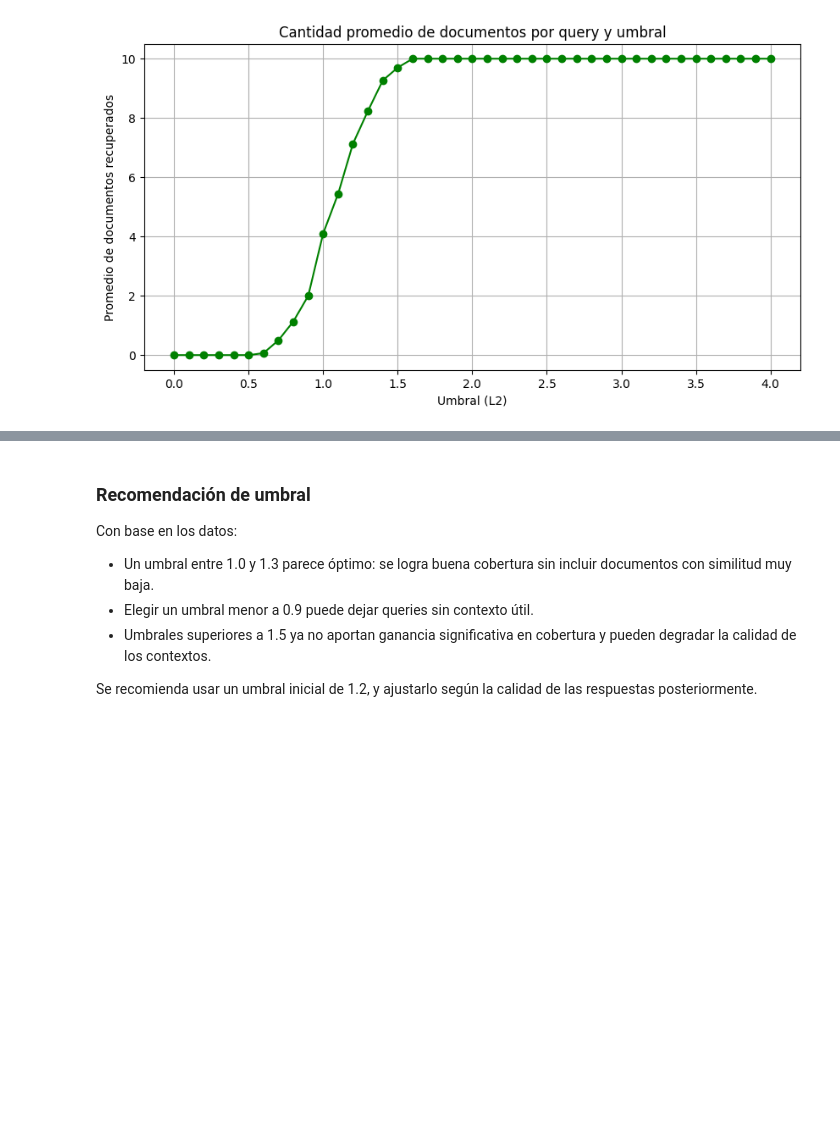
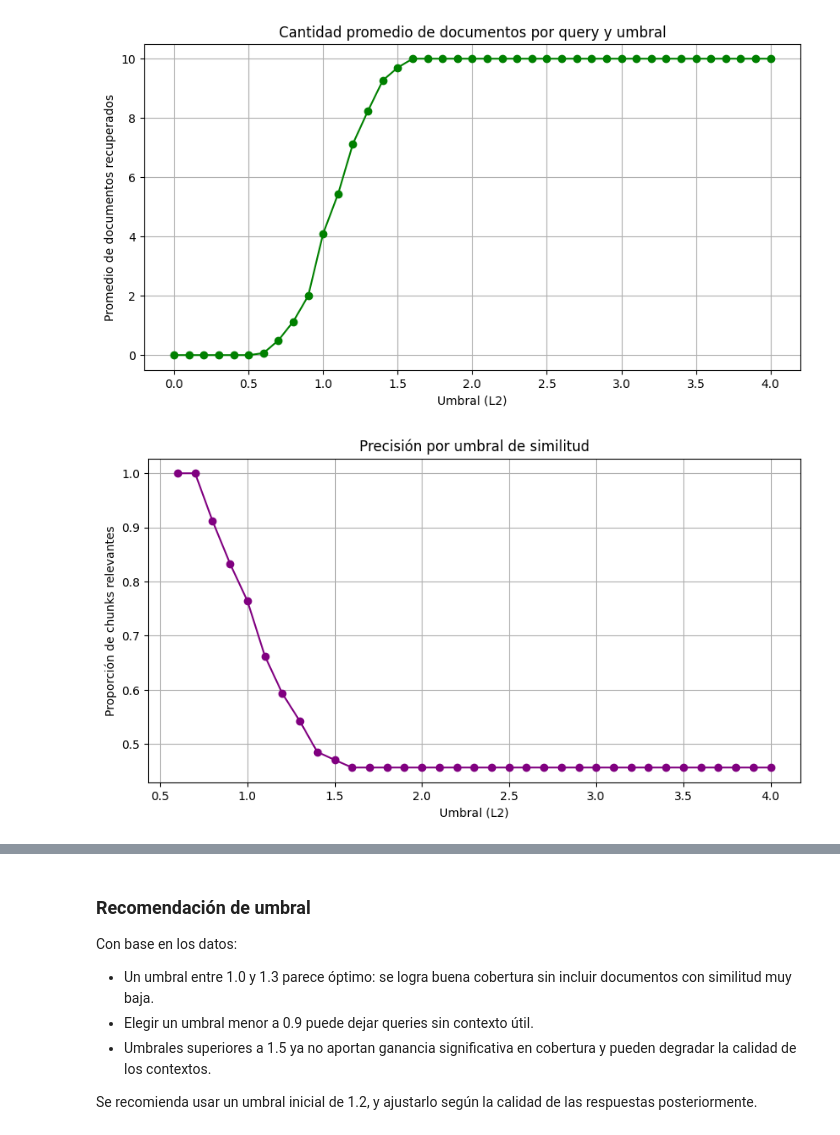
Before and after one commit to theleywin/CartaIA, a Jupyter notebook: src/experiments/similarity_threshold/conclusionts.ipynb, the cells around one changed output, grey strips where cells are left out. Drawn from its saved outputs; the diff is of its cells as text; code cells hidden in the pictures; blank space fills up the shorter version.

Commit message:
feat: 🎸 Added some extra data to threshold experiments

```diff
--- a/src/experiments/similarity_threshold/conclusionts.ipynb
+++ b/src/experiments/similarity_threshold/conclusionts.ipynb
@@ -39,14 +39,12 @@ La distribución de las distancias L2 muestra un rango concentrado principalment
 
 Esto justifica usar umbrales finos (por ejemplo, cada 0.1) en este rango central, ya que pequeñas variaciones en el umbral pueden tener un impacto significativo en la selección de documentos relevantes.
 # %%
-thresholds = sorted([
-    float(t) for t in results[0]["retrieved_by_threshold"].keys()
-])
+thresholds = np.round(np.arange(0.0, 4.01, 0.1), 2).tolist()
 
 coverage = []
 for t in thresholds:
     count = sum(
-        len(entry["retrieved_by_threshold"][str(t)]) > 0
+        any(chunk["score"] <= t for chunk in entry["chunk_scores"])
         for entry in results
     )
     coverage.append(count / len(results) * 100)
@@ -73,9 +71,10 @@ Podemos observar que:
 Esto sugiere que umbrales demasiado bajos son muy estrictos, mientras que valores entre 1.0 y 1.4 ofrecen un buen balance entre filtrado y cobertura. Umbrales por encima de 2.0 probablemente añadan fragmentos de menor calidad semántica.
 # %%
 avg_chunks = []
+
 for t in thresholds:
     total = sum(
-        len(entry["retrieved_by_threshold"][str(t)])
+        sum(chunk["score"] <= t for chunk in entry["chunk_scores"])
         for entry in results
     )
     avg = total / len(results)
@@ -90,3 +89,30 @@ plt.grid(True)
 plt.show()
 # %% [output]
 [figure]
+# %%
+precision = []
+
+for t in thresholds:
+    selected_chunks = [
+        chunk
+        for entry in results
+        for chunk in entry["chunk_scores"]
+        if chunk["score"] <= t
+    ]
+
+    if selected_chunks:
+        prec = sum(c["is_relevant"] for c in selected_chunks) / len(selected_chunks)
+    else:
+        prec = None
+
+    precision.append(prec)
+
+plt.figure(figsize=(10, 5))
+plt.plot(thresholds, precision, marker="o", color="purple")
+plt.title("Precisión por umbral de similitud")
+plt.xlabel("Umbral (L2)")
+plt.ylabel("Proporción de chunks relevantes")
+plt.grid(True)
+plt.show()
+# %% [output]
+[figure, added]
```
Also changed, not shown: parts of 3 cells of this notebook, 2 other files.
